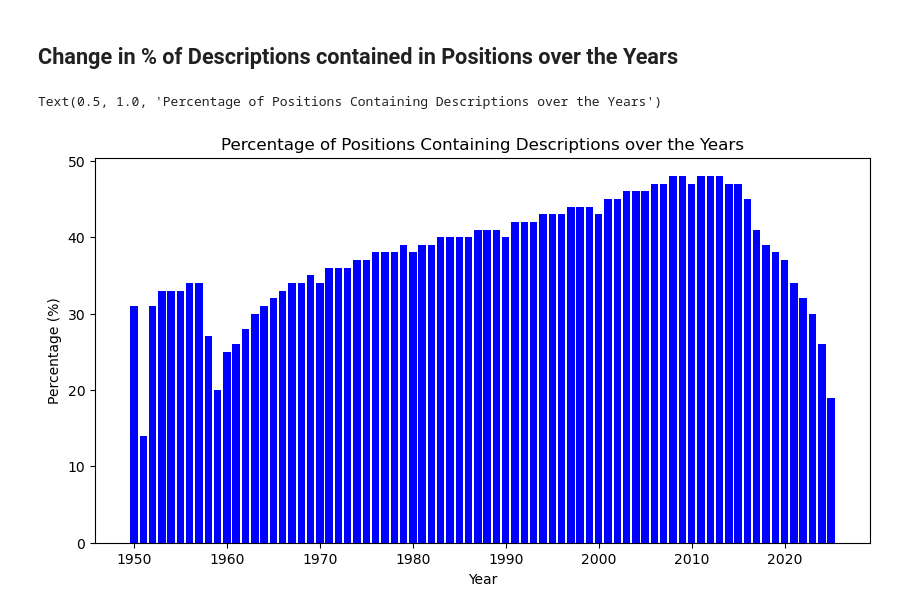
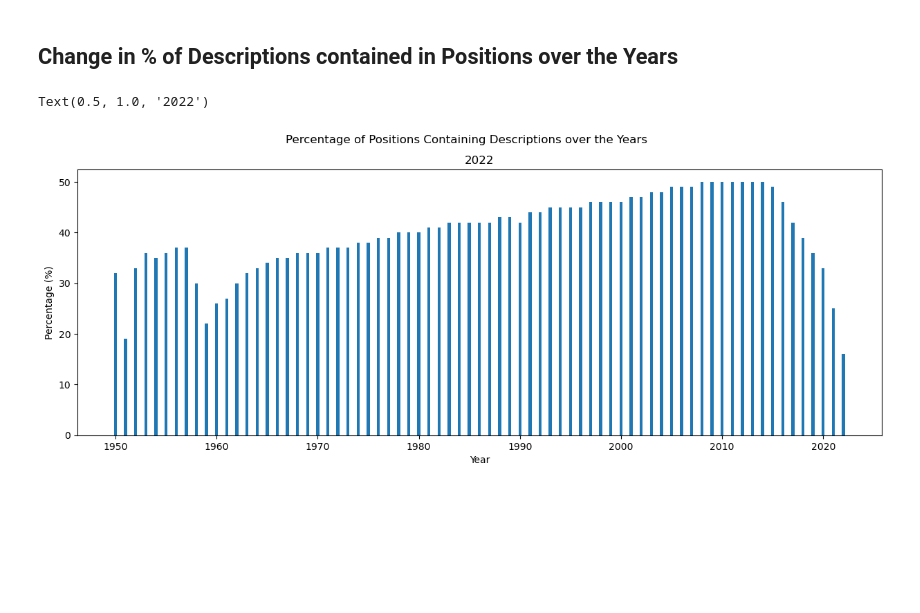
Before and after one commit to juliahansen3/Berkeley-Haas-Research, a Jupyter notebook: Python Plots/Comparison of Position Descriptions vs no Descriptions in revelio.ipynb, the cells around one changed output. Saved outputs shown, nothing was run; the diff lists cells and outputs as text; code cells hidden in the pictures; blank space fills up the shorter version.

```diff
--- a/Python Plots/Comparison of Position Descriptions vs no Descriptions in revelio.ipynb
+++ b/Python Plots/Comparison of Position Descriptions vs no Descriptions in revelio.ipynb
@@ -65,3 +65,9 @@ description_perc_df
 | 74 | 2024 | 26 |
 | 75 | 2025 | 19 |
 76 rows × 2 columns
+# %%
+# Load in the 2022 data
+description_22perc = pd.read_csv("Years and Descriptions_2022_data.csv")
+description_22perc_df = pd.DataFrame(description_22perc)
+description_22perc_df = description_22perc_df.astype({'years' : int})
+description_22perc_df
@@ -107,18 +153,21 @@ plt.show()
 # %% [markdown]
 ## Change in % of Descriptions contained in Positions over the Years
 # %%
+# 2022
+
 # Figure size
-plt.figure(figsize=(10,5))
+plt.figure(figsize=(15,5))
+
+# Width of a bar
+width = 0.3
 
 # Plotting
-plt.bar(description_perc_df.years, description_perc_df.description_percentage, color='blue');
+plt.bar(description_22perc_df.years, description_22perc_df.description_percentage , width)
 
 plt.xlabel('Year')
 plt.ylabel('Percentage (%)')
-plt.title('Percentage of Positions Containing Descriptions over the Years')
-
-# xticks()
-#plt.xticks(rotation = 45, ha = "right")
+plt.suptitle('Percentage of Positions Containing Descriptions over the Years')
+plt.title('2022')
 # %% [output]
-Text(0.5, 1.0, 'Percentage of Positions Containing Descriptions over the Years')
+Text(0.5, 1.0, '2022')
-[figure, old version]
+[figure, new version]
```
Also changed, not shown: parts of 9 cells of this notebook.
